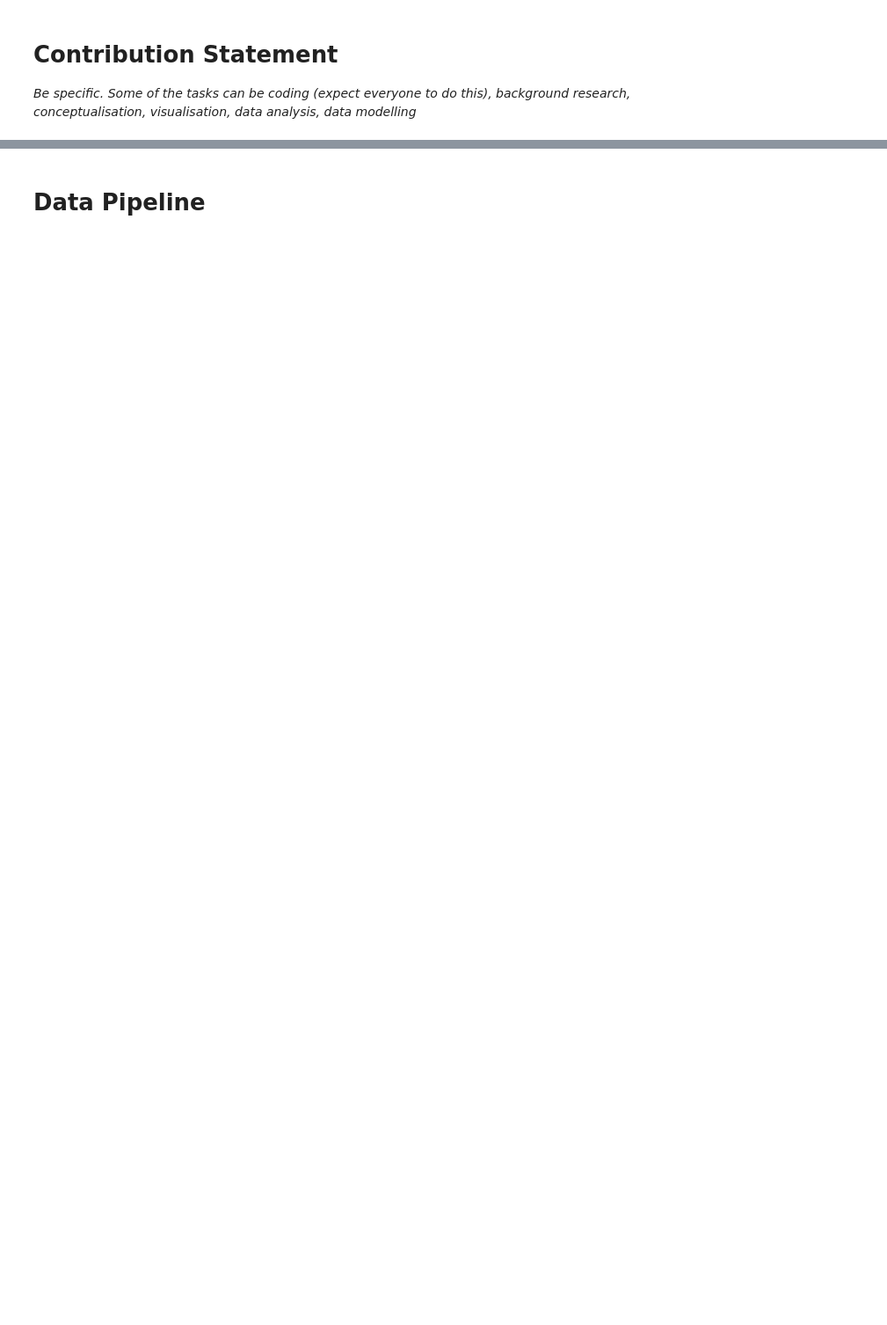
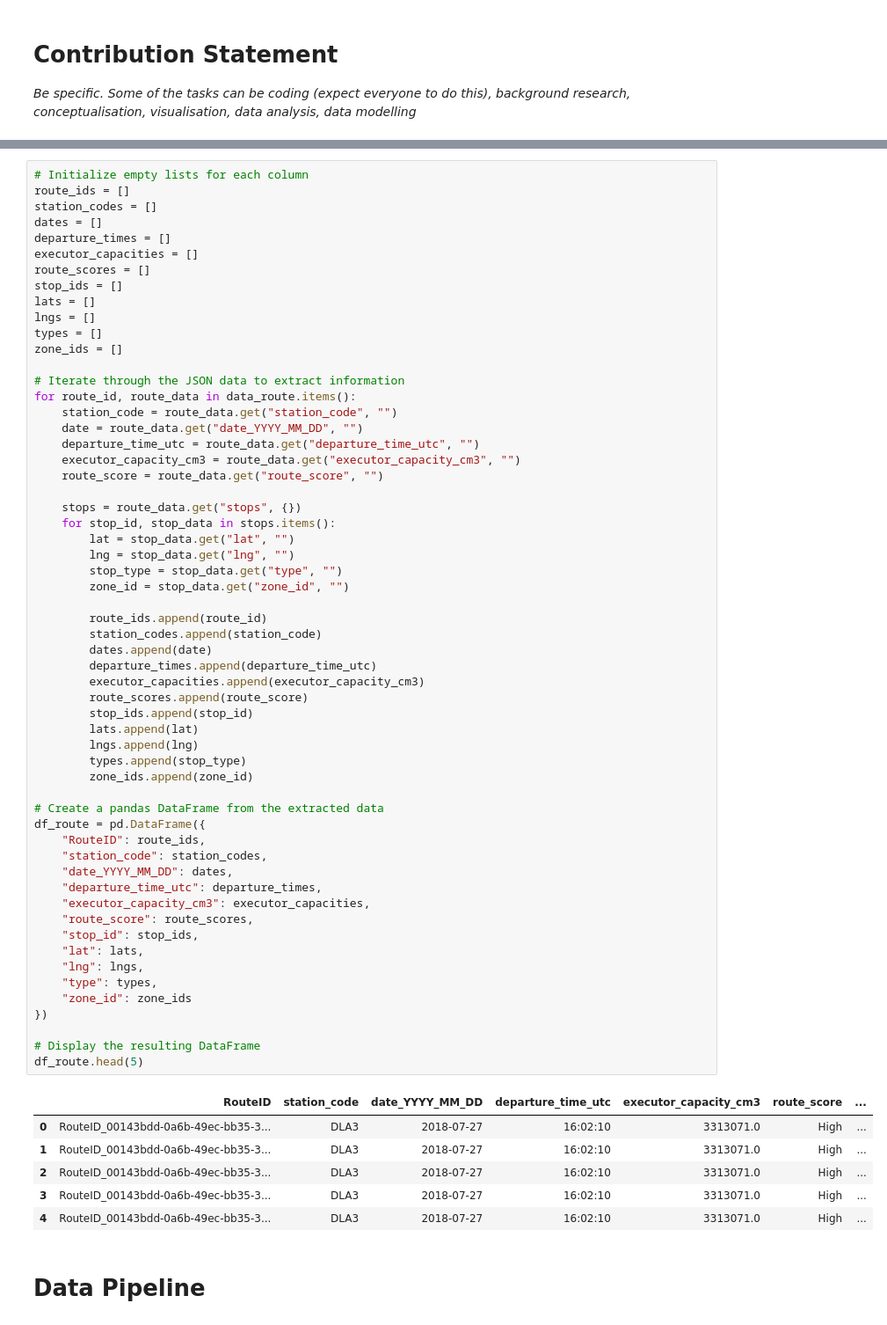
Before and after one commit to ftamsma/Group33_TIL, a Jupyter notebook: project_template.ipynb, the cells around one changed output, grey strips where cells are left out. Shown at 88% size. Saved outputs shown, nothing was run; the diff lists cells and outputs as text; blank space fills up the shorter version.

```diff
--- a/project_template.ipynb
+++ b/project_template.ipynb
@@ -54,2 +114,67 @@ with open(json_file_path_route, 'r') as file:
+# %%
+# Initialize empty lists for each column
+route_ids = []
+station_codes = []
+dates = []
+departure_times = []
+executor_capacities = []
+route_scores = []
+stop_ids = []
+lats = []
+lngs = []
+types = []
+zone_ids = []
+
+# Iterate through the JSON data to extract information
+for route_id, route_data in data_route.items():
+    station_code = route_data.get("station_code", "")
+    date = route_data.get("date_YYYY_MM_DD", "")
+    departure_time_utc = route_data.get("departure_time_utc", "")
+    executor_capacity_cm3 = route_data.get("executor_capacity_cm3", "")
+    route_score = route_data.get("route_score", "")
+
+    stops = route_data.get("stops", {})
+    for stop_id, stop_data in stops.items():
+        lat = stop_data.get("lat", "")
+        lng = stop_data.get("lng", "")
+        stop_type = stop_data.get("type", "")
+        zone_id = stop_data.get("zone_id", "")
+
+        route_ids.append(route_id)
+        station_codes.append(station_code)
+        dates.append(date)
+        departure_times.append(departure_time_utc)
+        executor_capacities.append(executor_capacity_cm3)
+        route_scores.append(route_score)
+        stop_ids.append(stop_id)
+        lats.append(lat)
+        lngs.append(lng)
+        types.append(stop_type)
+        zone_ids.append(zone_id)
+
+# Create a pandas DataFrame from the extracted data
+df_route = pd.DataFrame({
+    "RouteID": route_ids,
+    "station_code": station_codes,
+    "date_YYYY_MM_DD": dates,
+    "departure_time_utc": departure_times,
+    "executor_capacity_cm3": executor_capacities,
+    "route_score": route_scores,
+    "stop_id": stop_ids,
+    "lat": lats,
+    "lng": lngs,
+    "type": types,
+    "zone_id": zone_ids
+})
+
+# Display the resulting DataFrame
+df_route.head(5)
+# %% [output]
+|  | RouteID | station_code | date_YYYY_MM_DD | departure_time_utc | executor_capacity_cm3 | route_score | ... |
+| 0 | RouteID_00143bdd-0a6b-49ec-bb35-3... | DLA3 | 2018-07-27 | 16:02:10 | 3313071.0 | High | ... |
+| 1 | RouteID_00143bdd-0a6b-49ec-bb35-3... | DLA3 | 2018-07-27 | 16:02:10 | 3313071.0 | High | ... |
+| 2 | RouteID_00143bdd-0a6b-49ec-bb35-3... | DLA3 | 2018-07-27 | 16:02:10 | 3313071.0 | High | ... |
+| 3 | RouteID_00143bdd-0a6b-49ec-bb35-3... | DLA3 | 2018-07-27 | 16:02:10 | 3313071.0 | High | ... |
+| 4 | RouteID_00143bdd-0a6b-49ec-bb35-3... | DLA3 | 2018-07-27 | 16:02:10 | 3313071.0 | High | ... |
 # %% [markdown]
 # Data Pipeline
```
Also changed, not shown: parts of 17 cells of this notebook.
